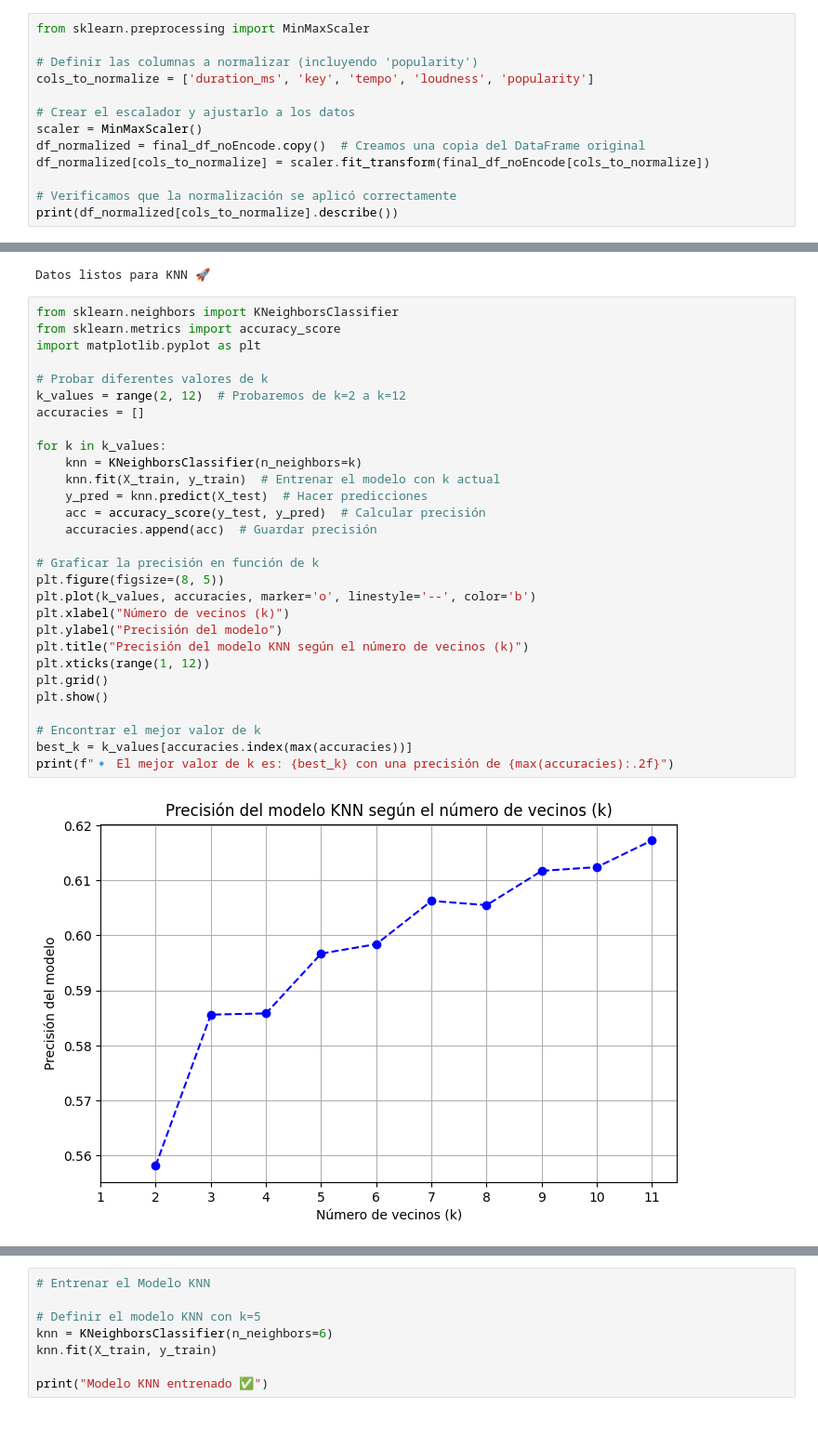
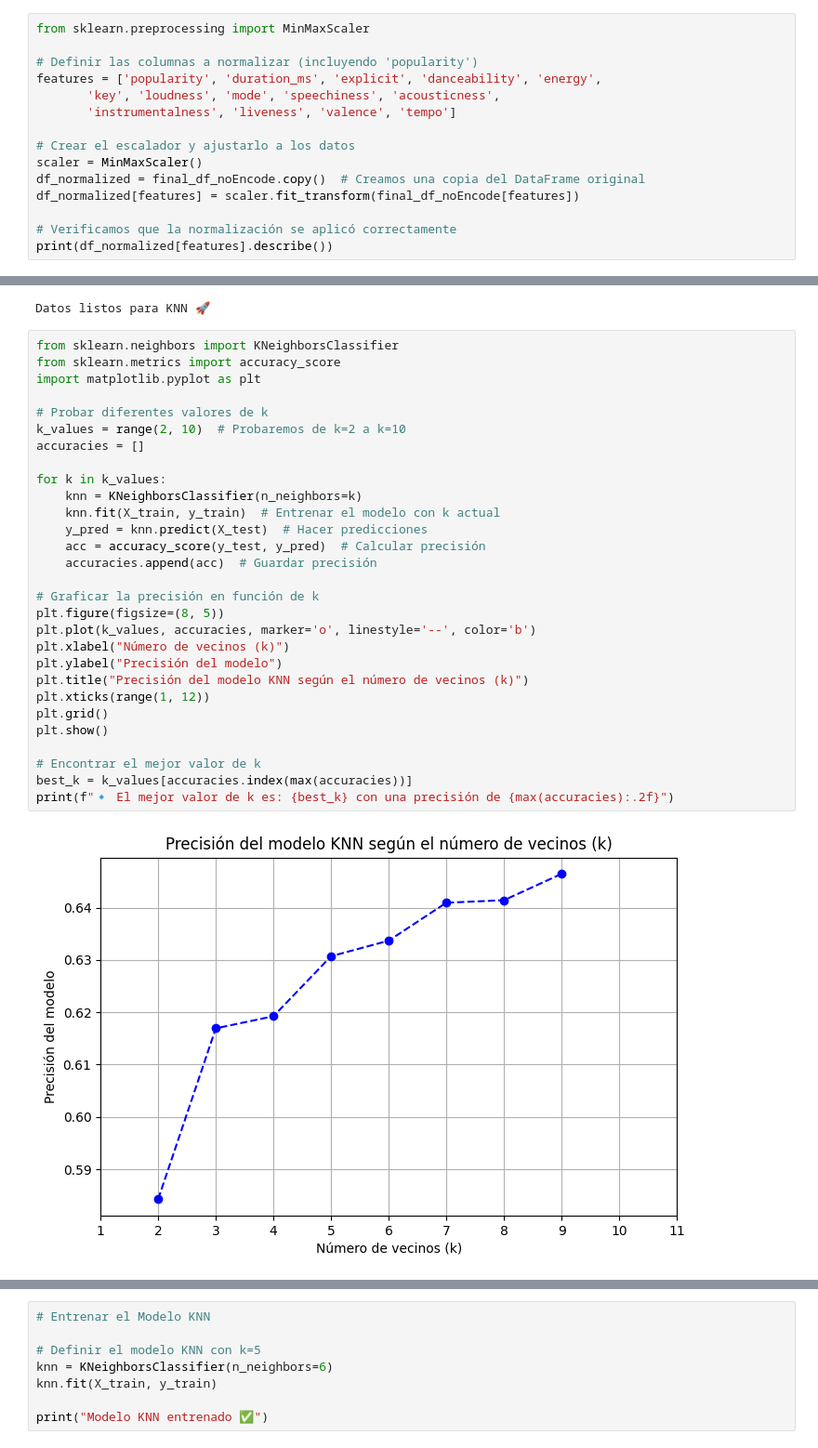
Before and after one commit to algond123/ProyectoFinal_BDML14, a Jupyter notebook: Proyecto_final2.ipynb, the cells around one changed output, grey strips where cells are left out. Shown at 93% size. Cells and saved outputs as stored; diff of their text form.

```diff
--- a/Proyecto_final2.ipynb
+++ b/Proyecto_final2.ipynb
@@ -470,13 +470,15 @@ final_df_noEncode.head()
 from sklearn.preprocessing import MinMaxScaler
 
 # Definir las columnas a normalizar (incluyendo 'popularity')
-cols_to_normalize = ['duration_ms', 'key', 'tempo', 'loudness', 'popularity']
+features = ['popularity', 'duration_ms', 'explicit', 'danceability', 'energy',
+       'key', 'loudness', 'mode', 'speechiness', 'acousticness',
+       'instrumentalness', 'liveness', 'valence', 'tempo']
 
 # Crear el escalador y ajustarlo a los datos
 scaler = MinMaxScaler()
 df_normalized = final_df_noEncode.copy()  # Creamos una copia del DataFrame original
-df_normalized[cols_to_normalize] = scaler.fit_transform(final_df_noEncode[cols_to_normalize])
+df_normalized[features] = scaler.fit_transform(final_df_noEncode[features])
 
 # Verificamos que la normalización se aplicó correctamente
-print(df_normalized[cols_to_normalize].describe())
+print(df_normalized[features].describe())
 # %% [output]
@@ -686,31 +752,31 @@ Datos listos para KNN 🚀
 # %%
 from sklearn.neighbors import KNeighborsClassifier
 from sklearn.metrics import accuracy_score
 import matplotlib.pyplot as plt
 
 # Probar diferentes valores de k
-k_values = range(2, 12)  # Probaremos de k=2 a k=12
+k_values = range(2, 10)  # Probaremos de k=2 a k=10
 accuracies = []
 
 for k in k_values:
     knn = KNeighborsClassifier(n_neighbors=k)
     knn.fit(X_train, y_train)  # Entrenar el modelo con k actual
     y_pred = knn.predict(X_test)  # Hacer predicciones
     acc = accuracy_score(y_test, y_pred)  # Calcular precisión
     accuracies.append(acc)  # Guardar precisión
 
 # Graficar la precisión en función de k
 plt.figure(figsize=(8, 5))
 plt.plot(k_values, accuracies, marker='o', linestyle='--', color='b')
 plt.xlabel("Número de vecinos (k)")
 plt.ylabel("Precisión del modelo")
 plt.title("Precisión del modelo KNN según el número de vecinos (k)")
 plt.xticks(range(1, 12))
 plt.grid()
 plt.show()
 
 # Encontrar el mejor valor de k
 best_k = k_values[accuracies.index(max(accuracies))]
 print(f"🔹 El mejor valor de k es: {best_k} con una precisión de {max(accuracies):.2f}")
 # %% [output]
-[figure, old version]
+[figure, new version]
```
Also changed, not shown: parts of 18 cells of this notebook.
